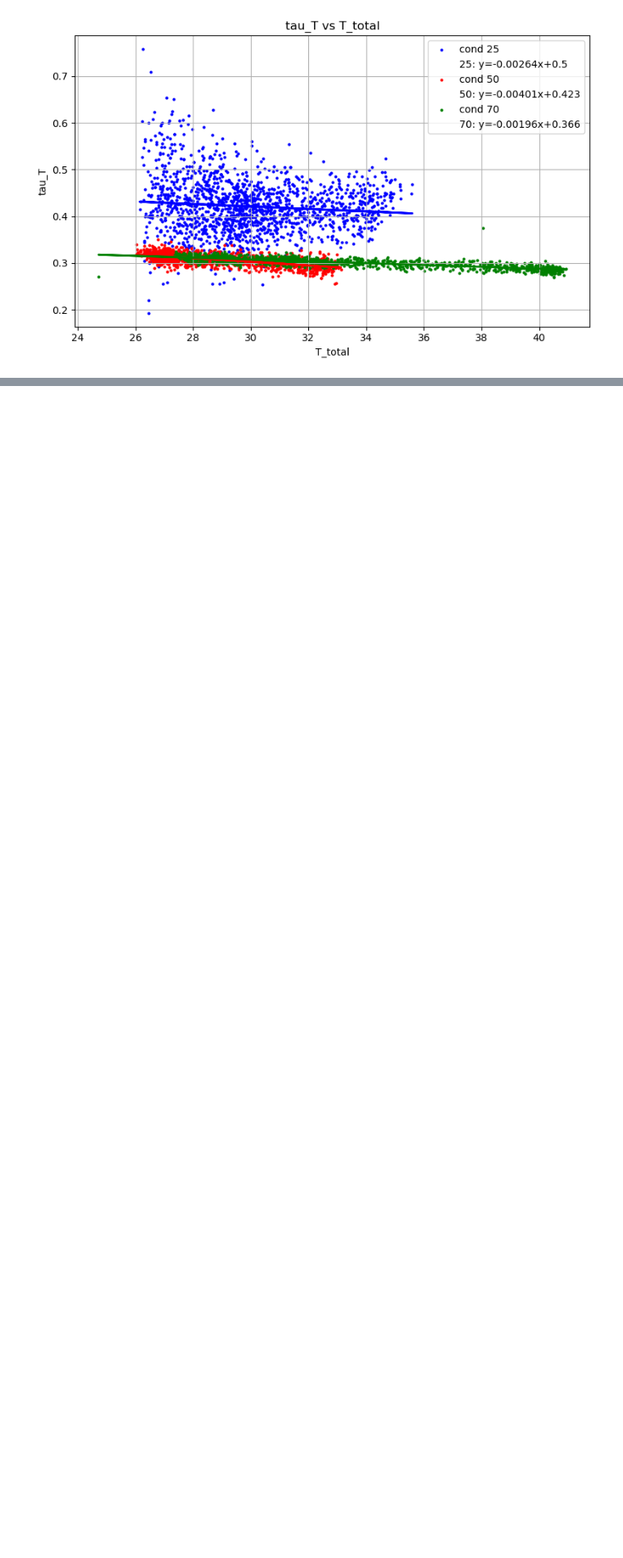
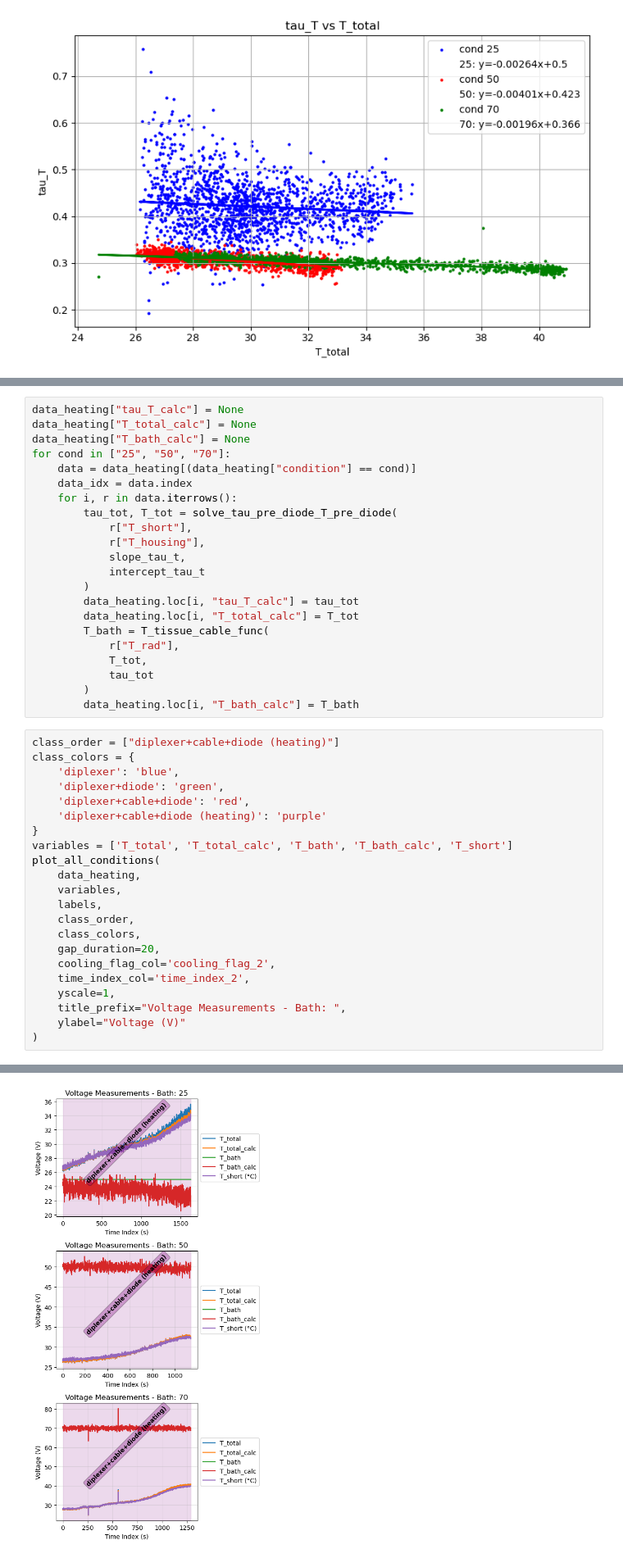
Before and after one commit to Manuel-Hepta/Calibration, a Jupyter notebook: calibration cable heating /calibration_cable_heating.ipynb, the cells around one changed output, grey strips where cells are left out. Shown at 82% size. Saved outputs shown, nothing was run; the diff lists cells and outputs as text; blank space fills up the shorter version.

Commit message:
Heating Cable calibration

```diff
--- a/calibration cable heating /calibration_cable_heating.ipynb
+++ b/calibration cable heating /calibration_cable_heating.ipynb
@@ -554,0 +568,45 @@ plt.show()
+# %%
+data_heating["tau_T_calc"] = None
+data_heating["T_total_calc"] = None
+data_heating["T_bath_calc"] = None
+for cond in ["25", "50", "70"]:
+    data = data_heating[(data_heating["condition"] == cond)]
+    data_idx = data.index
+    for i, r in data.iterrows():
+        tau_tot, T_tot = solve_tau_pre_diode_T_pre_diode(
+            r["T_short"],
+            r["T_housing"],
+            slope_tau_t,
+            intercept_tau_t
+        )
+        data_heating.loc[i, "tau_T_calc"] = tau_tot
+        data_heating.loc[i, "T_total_calc"] = T_tot
+        T_bath = T_tissue_cable_func(
+            r["T_rad"],
+            T_tot,
+            tau_tot
+        )
+        data_heating.loc[i, "T_bath_calc"] = T_bath
+# %%
+class_order = ["diplexer+cable+diode (heating)"]
+class_colors = {
+    'diplexer': 'blue',
+    'diplexer+diode': 'green',
+    'diplexer+cable+diode': 'red',
+    'diplexer+cable+diode (heating)': 'purple'
+}
+variables = ['T_total', 'T_total_calc', 'T_bath', 'T_bath_calc', 'T_short']
+plot_all_conditions(
+    data_heating,
+    variables,
+    labels,
+    class_order,
+    class_colors,
+    gap_duration=20,
+    cooling_flag_col='cooling_flag_2',
+    time_index_col='time_index_2',
+    yscale=1,
+    title_prefix="Voltage Measurements - Bath: ",
+    ylabel="Voltage (V)"
+)
+# %% [output]
@@ -554,0 +621 @@ plt.show()
+[figure, added]
```
Also changed, not shown: parts of 5 cells of this notebook.
